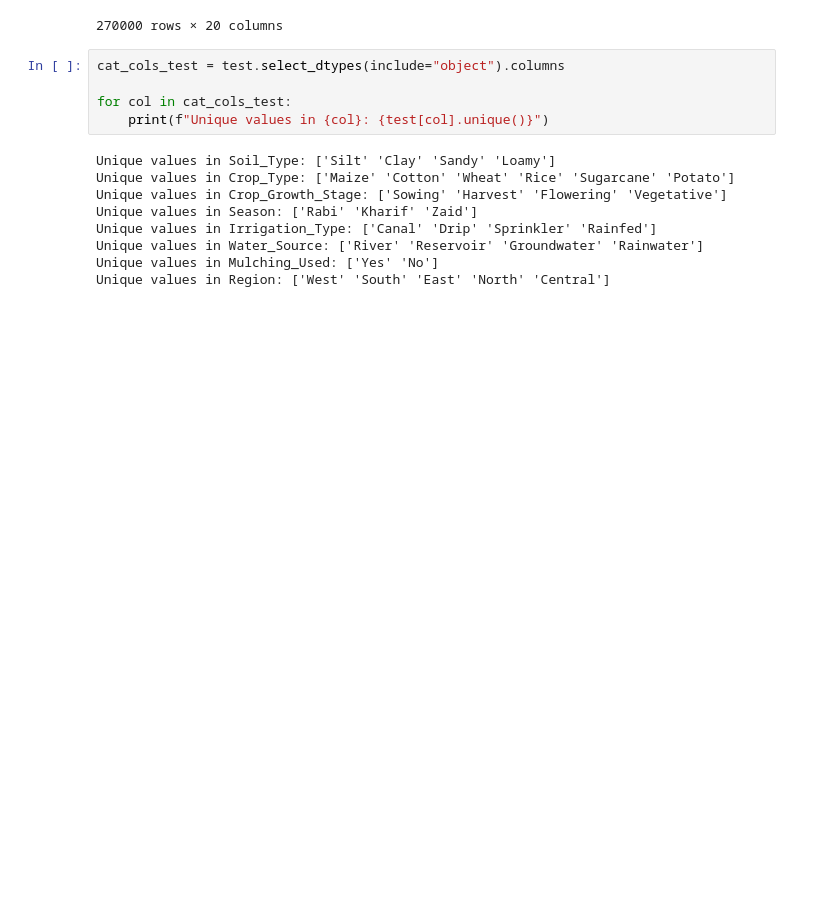
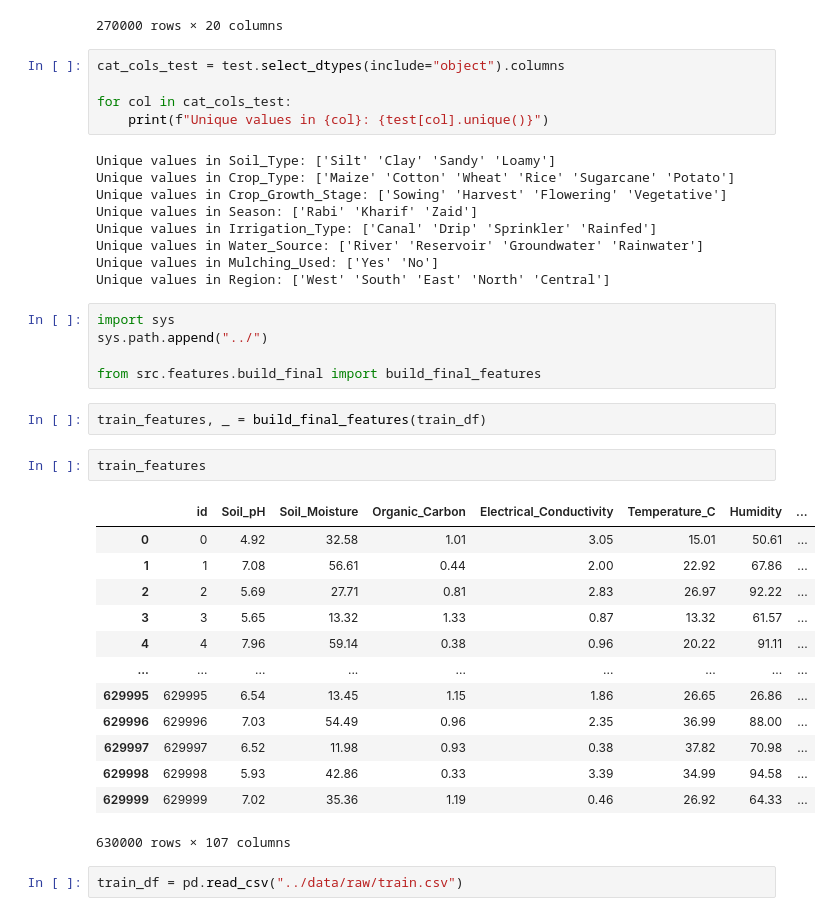
Before and after one commit to Ryqn0/Predicting_Irrigation_Need_S6E4, a Jupyter notebook: notebooks/eda.ipynb, the cells around one changed output. Cells and saved outputs as stored; diff of their text form; blank space fills up the shorter version.

```diff
--- a/notebooks/eda.ipynb
+++ b/notebooks/eda.ipynb
@@ -65,3 +65,28 @@ Unique values in Irrigation_Type: ['Canal' 'Drip' 'Sprinkler' 'Rainfed']
 Unique values in Water_Source: ['River' 'Reservoir' 'Groundwater' 'Rainwater']
 Unique values in Mulching_Used: ['Yes' 'No']
 Unique values in Region: ['West' 'South' 'East' 'North' 'Central']
+# %%
+import sys
+sys.path.append("../")
+
+from src.features.build_final import build_final_features
+# %%
+train_features, _ = build_final_features(train_df)
+# %%
+train_features
+# %% [output]
+|  | id | Soil_pH | Soil_Moisture | Organic_Carbon | Electrical_Conductivity | Temperature_C | Humidity | ... |
+| 0 | 0 | 4.92 | 32.58 | 1.01 | 3.05 | 15.01 | 50.61 | ... |
+| 1 | 1 | 7.08 | 56.61 | 0.44 | 2.00 | 22.92 | 67.86 | ... |
+| 2 | 2 | 5.69 | 27.71 | 0.81 | 2.83 | 26.97 | 92.22 | ... |
+| 3 | 3 | 5.65 | 13.32 | 1.33 | 0.87 | 13.32 | 61.57 | ... |
+| 4 | 4 | 7.96 | 59.14 | 0.38 | 0.96 | 20.22 | 91.11 | ... |
+| ... | ... | ... | ... | ... | ... | ... | ... | ... |
+| 629995 | 629995 | 6.54 | 13.45 | 1.15 | 1.86 | 26.65 | 26.86 | ... |
+| 629996 | 629996 | 7.03 | 54.49 | 0.96 | 2.35 | 36.99 | 88.00 | ... |
+| 629997 | 629997 | 6.52 | 11.98 | 0.93 | 0.38 | 37.82 | 70.98 | ... |
+| 629998 | 629998 | 5.93 | 42.86 | 0.33 | 3.39 | 34.99 | 94.58 | ... |
+| 629999 | 629999 | 7.02 | 35.36 | 1.19 | 0.46 | 26.92 | 64.33 | ... |
+630000 rows × 107 columns
+# %%
+train_df = pd.read_csv("../data/raw/train.csv")
```
Also changed, not shown: parts of 5 cells of this notebook, 16 other files.
